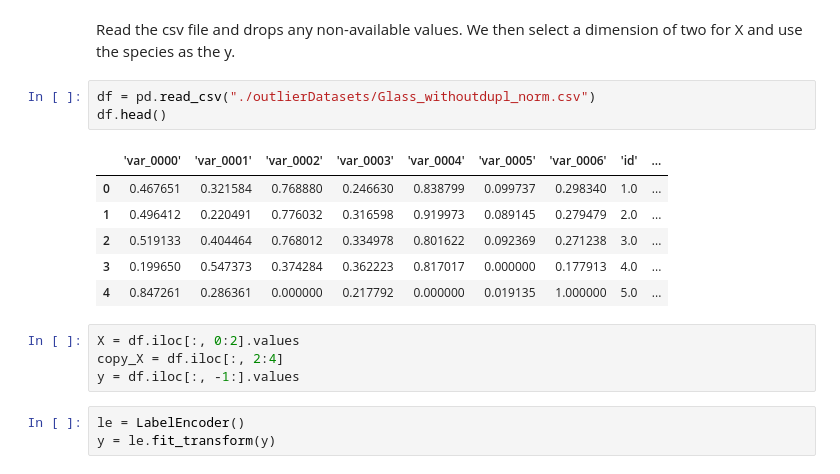
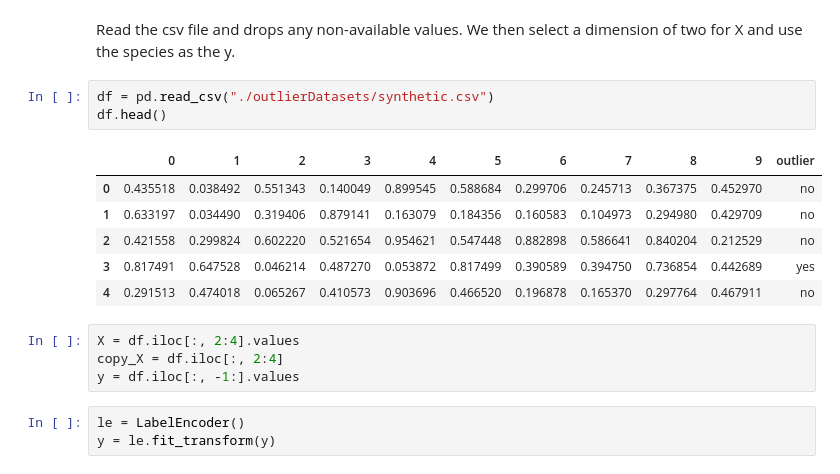
Before and after one commit to hodge-py/Outlier-Detection, a Jupyter notebook: Outlier Detection.ipynb, the cells around one changed output. Cells and saved outputs as stored; diff of their text form.

```diff
--- a/Outlier Detection.ipynb
+++ b/Outlier Detection.ipynb
@@ -16,17 +16,17 @@ plt.rcParams['figure.figsize'] = [15, 7]
 # %% [markdown]
 Read the csv file and drops any non-available values. We then select a dimension of two for X and use the species as the y.
 # %%
-df = pd.read_csv("./outlierDatasets/Glass_withoutdupl_norm.csv")
+df = pd.read_csv("./outlierDatasets/synthetic.csv")
 df.head()
 # %% [output]
-|  | 'var_0000' | 'var_0001' | 'var_0002' | 'var_0003' | 'var_0004' | 'var_0005' | 'var_0006' | 'id' | ... |
-| 0 | 0.467651 | 0.321584 | 0.768880 | 0.246630 | 0.838799 | 0.099737 | 0.298340 | 1.0 | ... |
-| 1 | 0.496412 | 0.220491 | 0.776032 | 0.316598 | 0.919973 | 0.089145 | 0.279479 | 2.0 | ... |
-| 2 | 0.519133 | 0.404464 | 0.768012 | 0.334978 | 0.801622 | 0.092369 | 0.271238 | 3.0 | ... |
-| 3 | 0.199650 | 0.547373 | 0.374284 | 0.362223 | 0.817017 | 0.000000 | 0.177913 | 4.0 | ... |
-| 4 | 0.847261 | 0.286361 | 0.000000 | 0.217792 | 0.000000 | 0.019135 | 1.000000 | 5.0 | ... |
+|  | 0 | 1 | 2 | 3 | 4 | 5 | 6 | 7 | 8 | 9 | outlier |
+| 0 | 0.435518 | 0.038492 | 0.551343 | 0.140049 | 0.899545 | 0.588684 | 0.299706 | 0.245713 | 0.367375 | 0.452970 | no |
+| 1 | 0.633197 | 0.034490 | 0.319406 | 0.879141 | 0.163079 | 0.184356 | 0.160583 | 0.104973 | 0.294980 | 0.429709 | no |
+| 2 | 0.421558 | 0.299824 | 0.602220 | 0.521654 | 0.954621 | 0.547448 | 0.882898 | 0.586641 | 0.840204 | 0.212529 | no |
+| 3 | 0.817491 | 0.647528 | 0.046214 | 0.487270 | 0.053872 | 0.817499 | 0.390589 | 0.394750 | 0.736854 | 0.442689 | yes |
+| 4 | 0.291513 | 0.474018 | 0.065267 | 0.410573 | 0.903696 | 0.466520 | 0.196878 | 0.165370 | 0.297764 | 0.467911 | no |
 # %%
-X = df.iloc[:, 0:2].values
+X = df.iloc[:, 2:4].values
 copy_X = df.iloc[:, 2:4]
 y = df.iloc[:, -1:].values
 # %%
```
Also changed, not shown: parts of 5 cells of this notebook, 15 other files.
